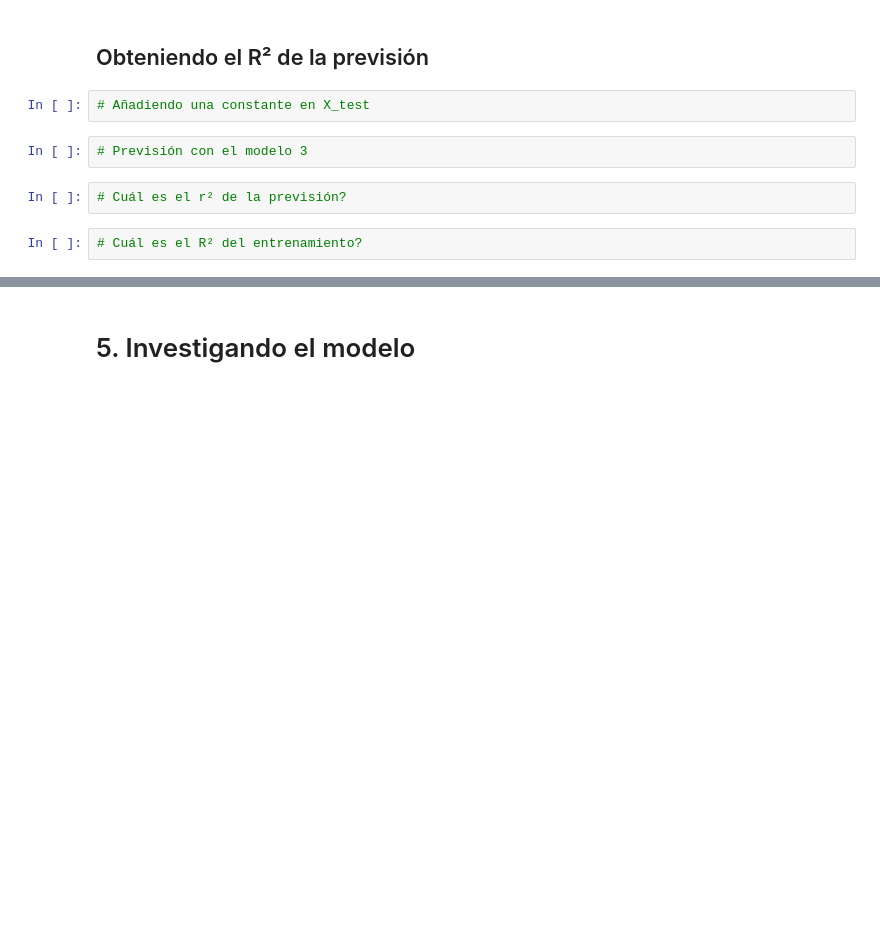
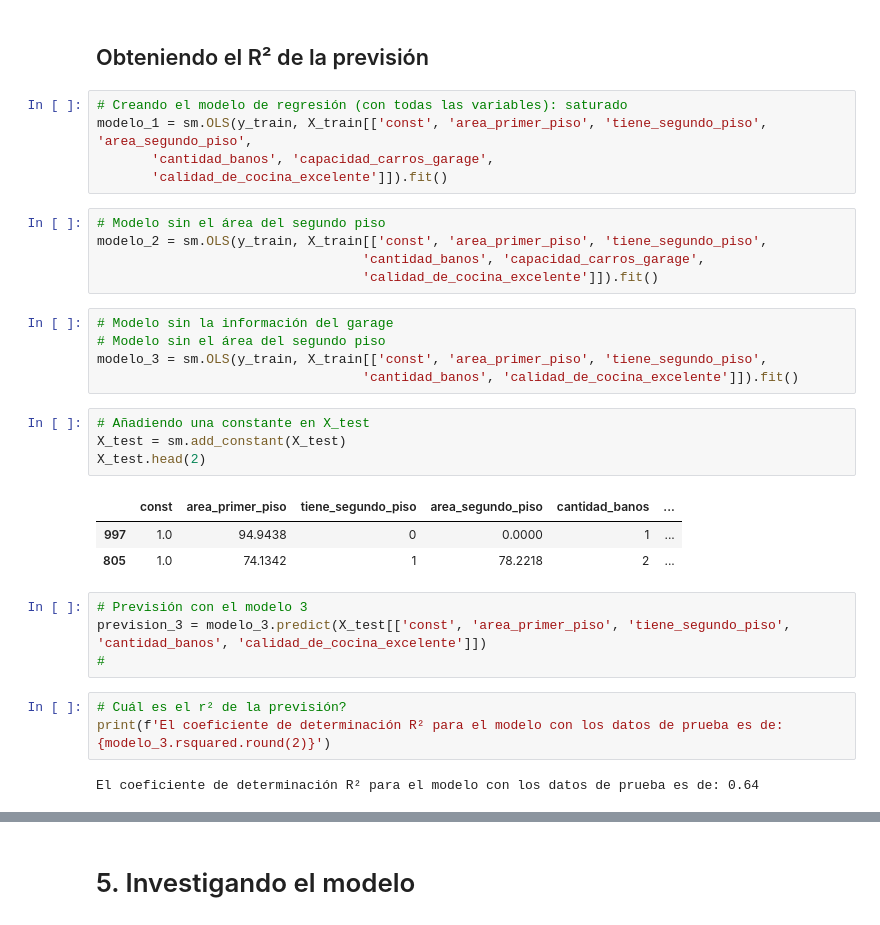
Before and after one commit to Starleen1996/Machine-Learning, a Jupyter notebook: precios_de_inmuebles_regresion_lineal.ipynb, the cells around one changed output, grey strips where cells are left out. Saved outputs shown, nothing was run; the diff lists cells and outputs as text; blank space fills up the shorter version.

```diff
--- a/precios_de_inmuebles_regresion_lineal.ipynb
+++ b/precios_de_inmuebles_regresion_lineal.ipynb
@@ -542,11 +548,35 @@ Notes:
 # 4. Precificando las casas
 # %% [markdown]
 ## Obteniendo el R² de la previsión
+# %%
+# Creando el modelo de regresión (con todas las variables): saturado
+modelo_1 = sm.OLS(y_train, X_train[['const', 'area_primer_piso', 'tiene_segundo_piso', 'area_segundo_piso',
+       'cantidad_banos', 'capacidad_carros_garage',
+       'calidad_de_cocina_excelente']]).fit()
+# %%
+# Modelo sin el área del segundo piso
+modelo_2 = sm.OLS(y_train, X_train[['const', 'area_primer_piso', 'tiene_segundo_piso',
+                                  'cantidad_banos', 'capacidad_carros_garage',
+                                  'calidad_de_cocina_excelente']]).fit()
+# %%
+# Modelo sin la información del garage
+# Modelo sin el área del segundo piso
+modelo_3 = sm.OLS(y_train, X_train[['const', 'area_primer_piso', 'tiene_segundo_piso',
+                                  'cantidad_banos', 'calidad_de_cocina_excelente']]).fit()
 # %%
 # Añadiendo una constante en X_test
+X_test = sm.add_constant(X_test)
+X_test.head(2)
+# %% [output]
+|  | const | area_primer_piso | tiene_segundo_piso | area_segundo_piso | cantidad_banos | ... |
+| 997 | 1.0 | 94.9438 | 0 | 0.0000 | 1 | ... |
+| 805 | 1.0 | 74.1342 | 1 | 78.2218 | 2 | ... |
 # %%
 # Previsión con el modelo 3
+prevision_3 = modelo_3.predict(X_test[['const', 'area_primer_piso', 'tiene_segundo_piso', 'cantidad_banos', 'calidad_de_cocina_excelente']])
+#
-# %%
-# Cuál es el r² de la previsión?
-# %%
-# Cuál es el R² del entrenamiento?
+# %%
+# Cuál es el r² de la previsión?
+print(f'El coeficiente de determinación R² para el modelo con los datos de prueba es de: {modelo_3.rsquared.round(2)}')
+# %% [output]
+El coeficiente de determinación R² para el modelo con los datos de prueba es de: 0.64
```
Also changed, not shown: parts of 32 cells of this notebook.
